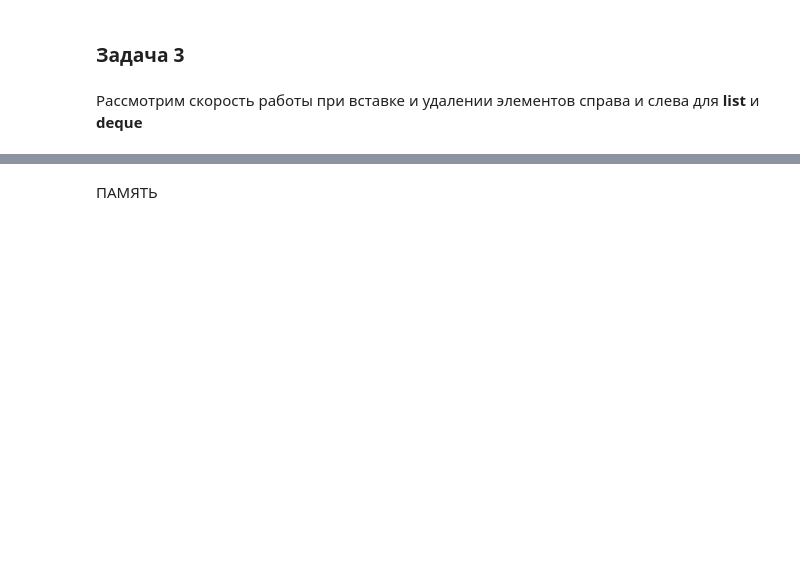
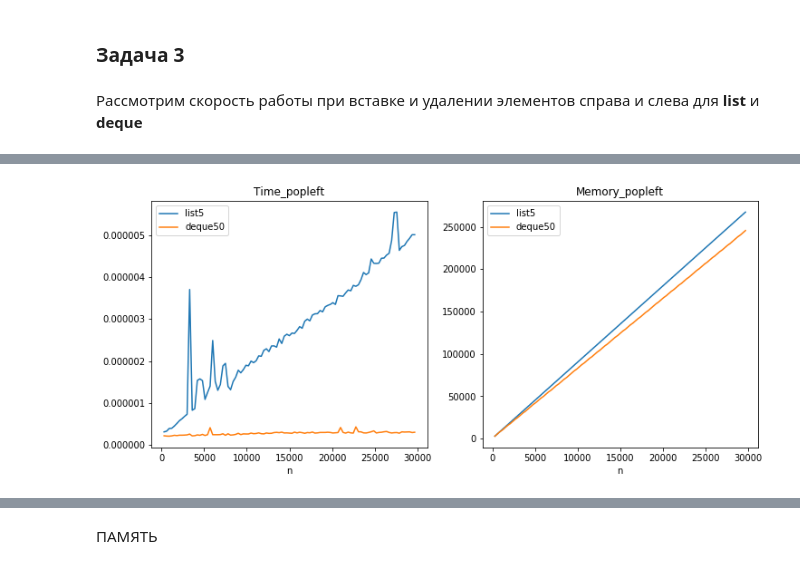
Before and after one commit to umanetz/advanced-Python, a Jupyter notebook: HW1_Umanets.ipynb, the cells around one changed output, grey strips where cells are left out. Saved outputs shown, nothing was run; the diff lists cells and outputs as text; code cells hidden in the pictures; blank space fills up the shorter version.

```diff
--- a/HW1_Umanets.ipynb
+++ b/HW1_Umanets.ipynb
@@ -232,0 +334,6 @@ append/pop middle
+# %%
+list_times,  list_mem = calc_time(list, list.pop, [0])
+deq_time, deq_mem = calc_time(deque, deque.popleft, [])
+plot_graph(list_times, deq_time, list_mem, deq_mem, 'popleft')
+# %% [output]
+[figure, added]
```
Also changed, not shown: parts of 46 cells of this notebook.
